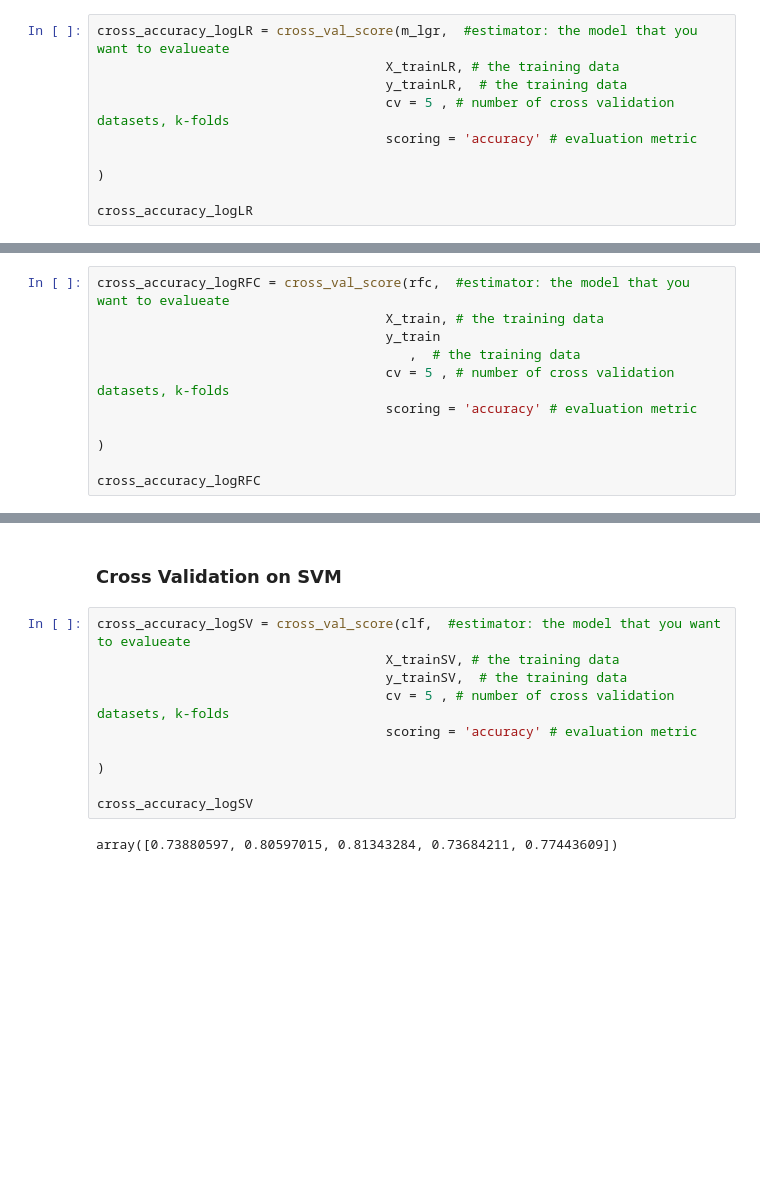
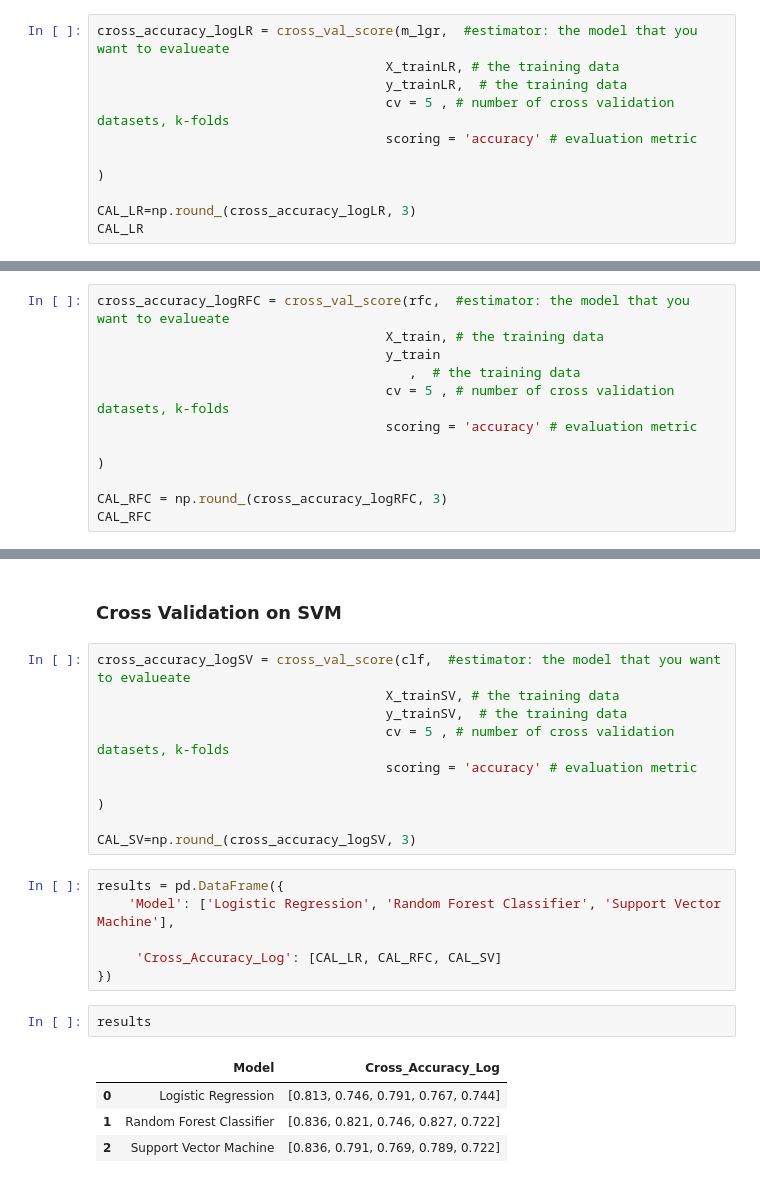
Before and after one commit to karenbolon/Titanic_Dataset, a Jupyter notebook: The Titanic.ipynb, the cells around one changed output, grey strips where cells are left out. Drawn from its saved outputs; the diff is of its cells as text; blank space fills up the shorter version.

```diff
--- a/The Titanic.ipynb
+++ b/The Titanic.ipynb
@@ -311,5 +311,6 @@ cross_accuracy_logLR = cross_val_score(m_lgr,  #estimator: the model that you wa
 
 )
 
-cross_accuracy_logLR
+CAL_LR=np.round_(cross_accuracy_logLR, 3)
+CAL_LR
 # %% [output]
@@ -386,5 +387,6 @@ cross_accuracy_logRFC = cross_val_score(rfc,  #estimator: the model that you wan
 
 )
 
-cross_accuracy_logRFC
+CAL_RFC = np.round_(cross_accuracy_logRFC, 3)
+CAL_RFC
 # %% [output]
@@ -531,6 +533,17 @@ cross_accuracy_logSV = cross_val_score(clf,  #estimator: the model that you want
 
 )
 
-cross_accuracy_logSV
+CAL_SV=np.round_(cross_accuracy_logSV, 3)
-# %% [output]
-array([0.73880597, 0.80597015, 0.81343284, 0.73684211, 0.77443609])
+# %%
+results = pd.DataFrame({
+    'Model': ['Logistic Regression', 'Random Forest Classifier', 'Support Vector Machine'],
+
+     'Cross_Accuracy_Log': [CAL_LR, CAL_RFC, CAL_SV]
+})
+# %%
+results
+# %% [output]
+|  | Model | Cross_Accuracy_Log |
+| 0 | Logistic Regression | [0.813, 0.746, 0.791, 0.767, 0.744] |
+| 1 | Random Forest Classifier | [0.836, 0.821, 0.746, 0.827, 0.722] |
+| 2 | Support Vector Machine | [0.836, 0.791, 0.769, 0.789, 0.722] |
```
Also changed, not shown: parts of 25 cells of this notebook, 2 other files.
